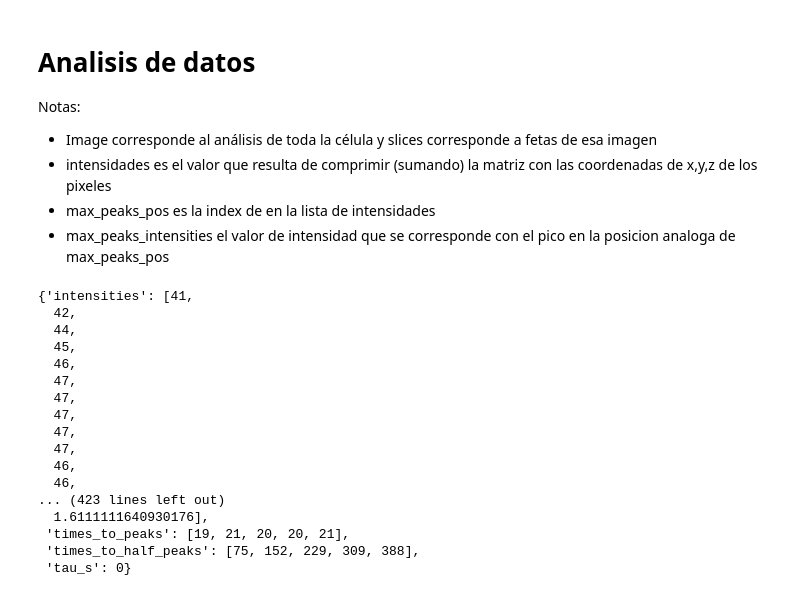
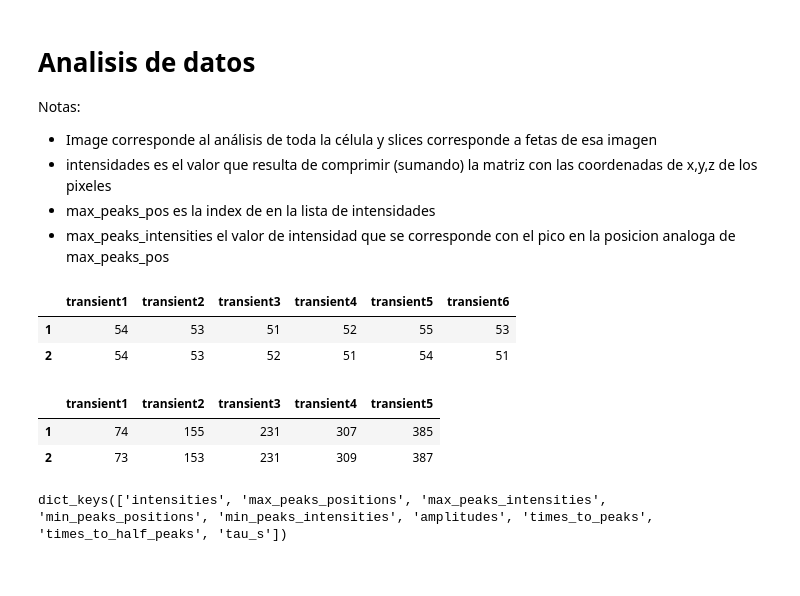
Before and after one commit to CardiAP/DesktopApp, a Jupyter notebook: PruebaAnalisisDisincronia.ipynb, the cells around one changed output. Drawn from its saved outputs; the diff is of its cells as text; code cells hidden in the pictures.

Commit message:
data analysis parser funtions for slides: max_peaksI & halfpeakstime

```diff
--- a/PruebaAnalisisDisincronia.ipynb
+++ b/PruebaAnalisisDisincronia.ipynb
@@ -152,21 +150,18 @@ dicto1 = jasonReader('C:/Users/Leand/OneDrive/Documentos/Lean/Analizador_imagene
-# %%
-#dicto1['slices'][0]
-dicto1['image']
-# %% [output]
-{'intensities': [41,
-  42,
-  44,
-  45,
-  46,
-  47,
-  47,
-  47,
-  47,
-  47,
-  46,
-  46,
-... (423 lines left out)
-  1.6111111640930176],
- 'times_to_peaks': [19, 21, 20, 20, 21],
- 'times_to_half_peaks': [75, 152, 229, 309, 388],
- 'tau_s': 0}
+# %%
+def slicesParser_max_peaksI(path):
+    #read the analysis result
+    dictres = jasonReader(path)
+
+    #extract all the slices data
+    allSlices = dictres['slices']
+
+    #seting columns names
+    column_names = ['transient' + str(x+1) for x in range(0,len(allSlices[0]['max_peaks_intensities']))]
+
+    #define a dataframe
+    df_sum = pd.DataFrame(columns=column_names)
+
+    for i in range(0,len(allSlices)):
+        df_sum.loc[i+1] = allSlices[i]['max_peaks_intensities']
+
+    return df_sum
@@ -172,0 +183,22 @@ dicto1['image']
+# %%
+path_arch = '/home/ana/Proyectos_Lean/CardiAP/DesktopApp'
+
+slicesParser_max_peaksI(path_arch).head(2)
+# %% [output]
+|  | transient1 | transient2 | transient3 | transient4 | transient5 | transient6 |
+| 1 | 54 | 53 | 51 | 52 | 55 | 53 |
+| 2 | 54 | 53 | 52 | 51 | 54 | 51 |
+# %%
+slicesParser_halfpeakstime(path_arch).head(2)
+# %% [output]
+|  | transient1 | transient2 | transient3 | transient4 | transient5 |
+| 1 | 74 | 155 | 231 | 307 | 385 |
+| 2 | 73 | 153 | 231 | 309 | 387 |
+# %%
+dictres = jasonReader(path)
+
+allSlices = dictres['slices']
+
+allSlices[0].keys()
+# %% [output]
+dict_keys(['intensities', 'max_peaks_positions', 'max_peaks_intensities', 'min_peaks_positions', 'min_peaks_intensities', 'amplitudes', 'times_to_peaks', 'times_to_half_peaks', 'tau_s'])
```
Also changed, not shown: parts of 2 cells of this notebook.
